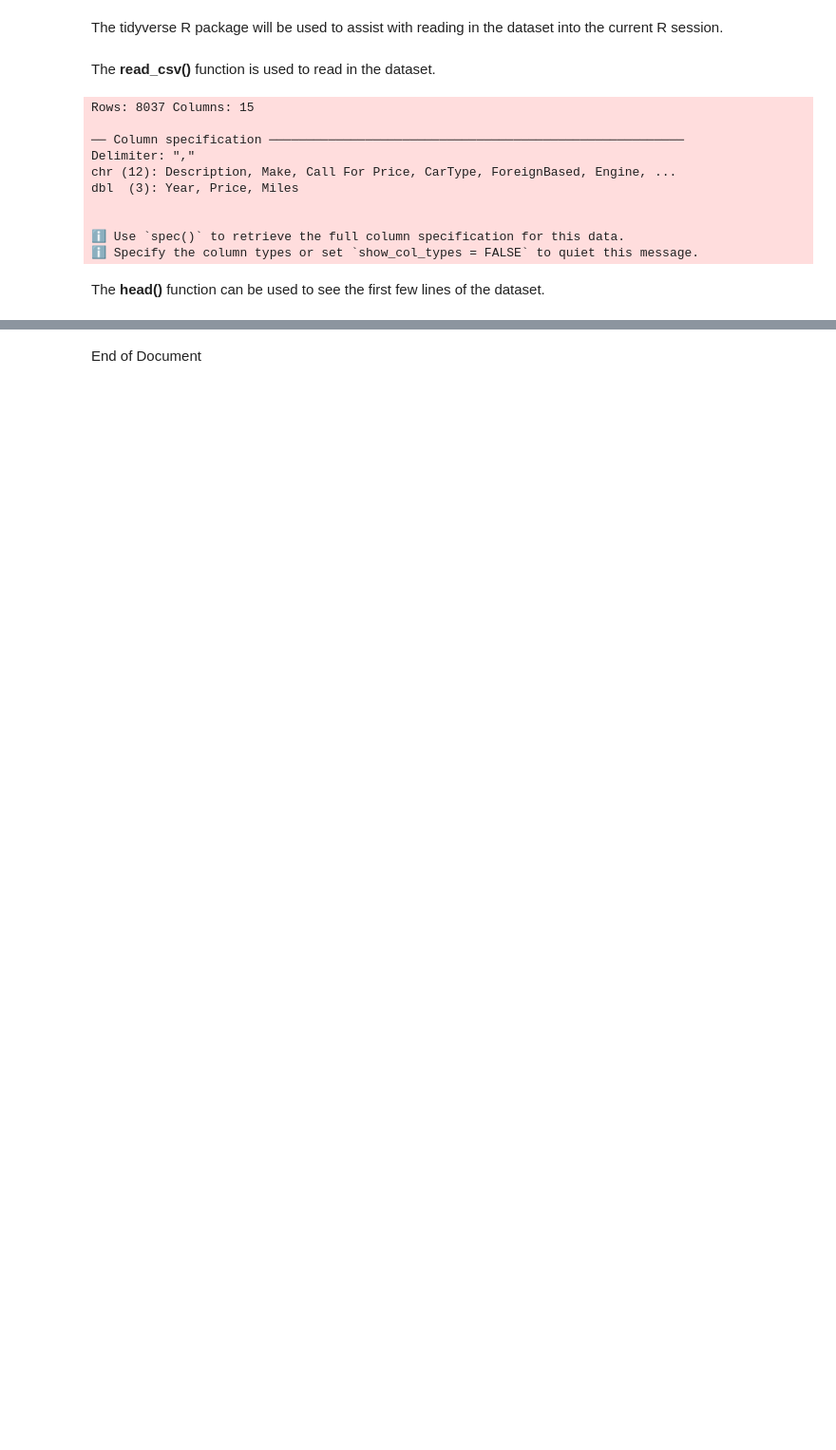
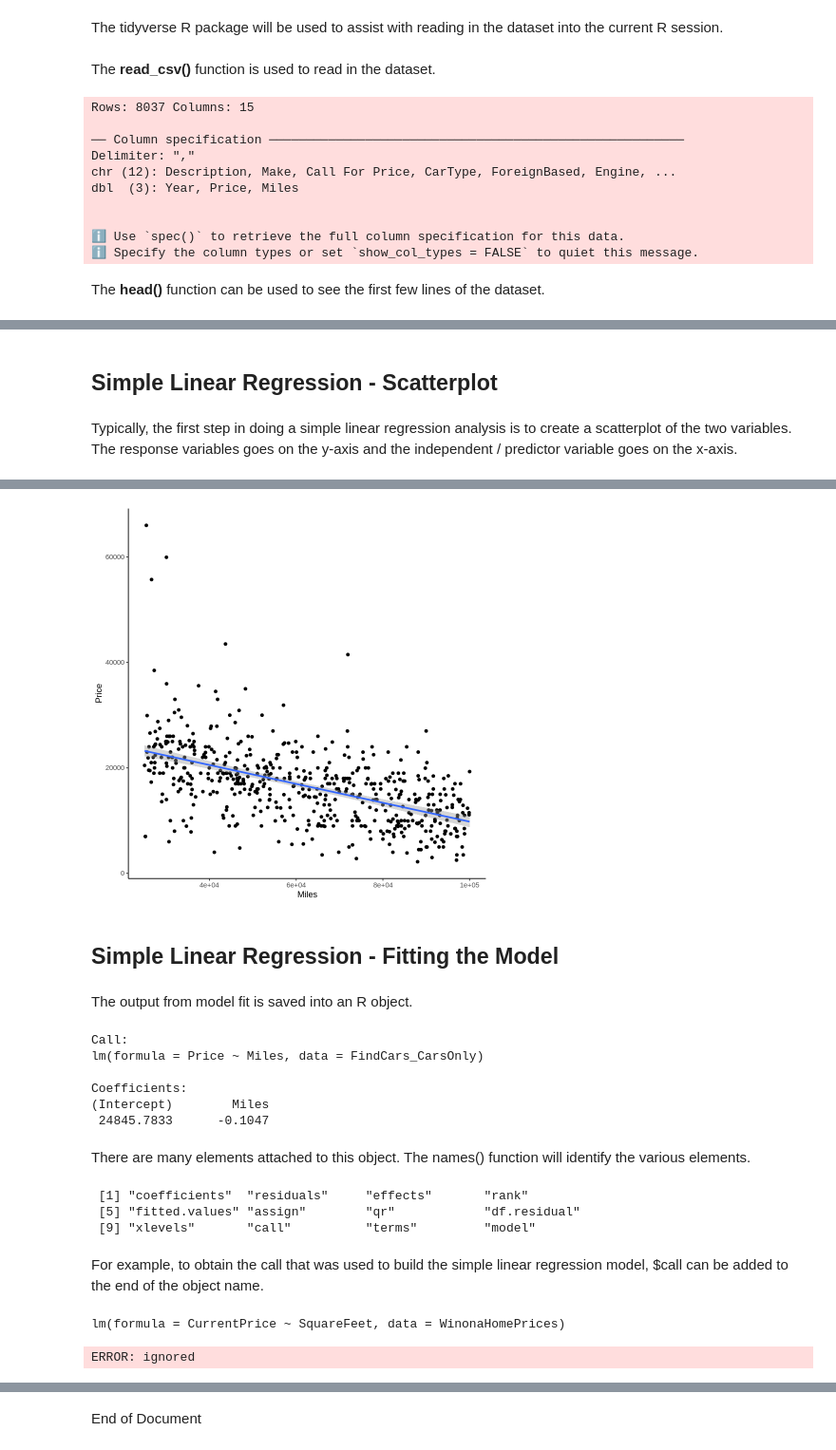
Before and after one commit to christophermalone/stat360, a Jupyter notebook: Handout6_Predictions_CIs_PIs.ipynb, the cells around one changed output, grey strips where cells are left out. Shown at 95% size. Saved outputs shown, nothing was run; the diff lists cells and outputs as text; code cells hidden in the pictures; blank space fills up the shorter version.

```diff
--- a/Handout6_Predictions_CIs_PIs.ipynb
+++ b/Handout6_Predictions_CIs_PIs.ipynb
@@ -367,0 +76,4 @@ A rowwise_df: 9 × 10
+# %%
+FindCars_CarsOnly <- (FindCars
+  %>% filter(CarType == "Car" & Miles > 25000 & Miles < 100000)
+)
@@ -367,0 +121,11 @@ A rowwise_df: 9 × 10
+# %% [markdown]
+## Simple Linear Regression - Scatterplot
+# %% [markdown]
+Typically, the first step in doing a simple linear regression analysis is to create a scatterplot of the two variables.  The response variables goes on the y-axis and the independent / predictor variable goes on the x-axis.
+# %%
+#@title Scatterplot with simple linear regression line
+ggplot(data=FindCars_CarsOnly, aes(x=Miles,y=Price)) +
+  geom_point() +    #adding the points to the plot
+  geom_smooth(method='lm', formula = y ~ x, se=TRUE) +  #adding a regression line to the plot without the standard error bands
+  theme_classic()
+# %% [output]
@@ -367,0 +136,3 @@ A rowwise_df: 9 × 10
+[figure, added]
+# %% [markdown]
+## Simple Linear Regression - Fitting the Model
@@ -367,0 +142,30 @@ A rowwise_df: 9 × 10
+# %% [markdown]
+The output from model fit is saved into an R object.
+# %%
+#@title The model object
+CarPrices_Model
+# %% [output]
+Call:
+lm(formula = Price ~ Miles, data = FindCars_CarsOnly)
+
+Coefficients:
+(Intercept)        Miles
+ 24845.7833      -0.1047
+# %% [markdown]
+There are many elements attached to this object.  The names() function will identify the various elements.
+# %%
+names(WinonaHomePrices_Model)
+# %% [output]
+ [1] "coefficients"  "residuals"     "effects"       "rank"
+ [5] "fitted.values" "assign"        "qr"            "df.residual"
+ [9] "xlevels"       "call"          "terms"         "model"
+# %% [markdown]
+For example, to obtain the call that was used to build the simple linear regression model, $call can be added to the end of the object name.
+# %%
+CarPrices_Model$call
+# %% [output]
+lm(formula = CurrentPrice ~ SquareFeet, data = WinonaHomePrices)
+# %%
+anova(WinonaHomePrices_Model)
+# %% [output]
+ERROR: ignored
```
Also changed, not shown: parts of 56 cells of this notebook.
